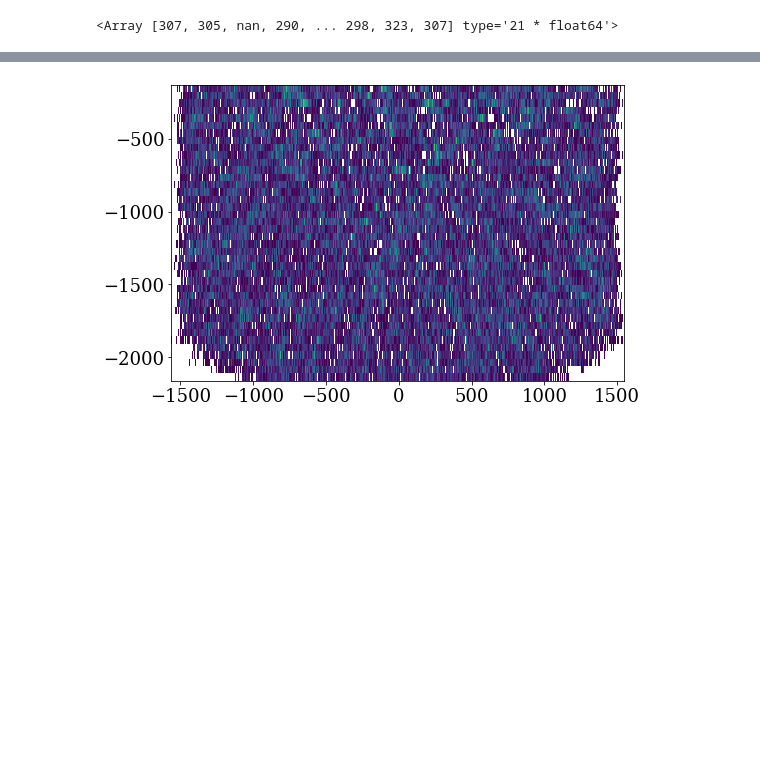
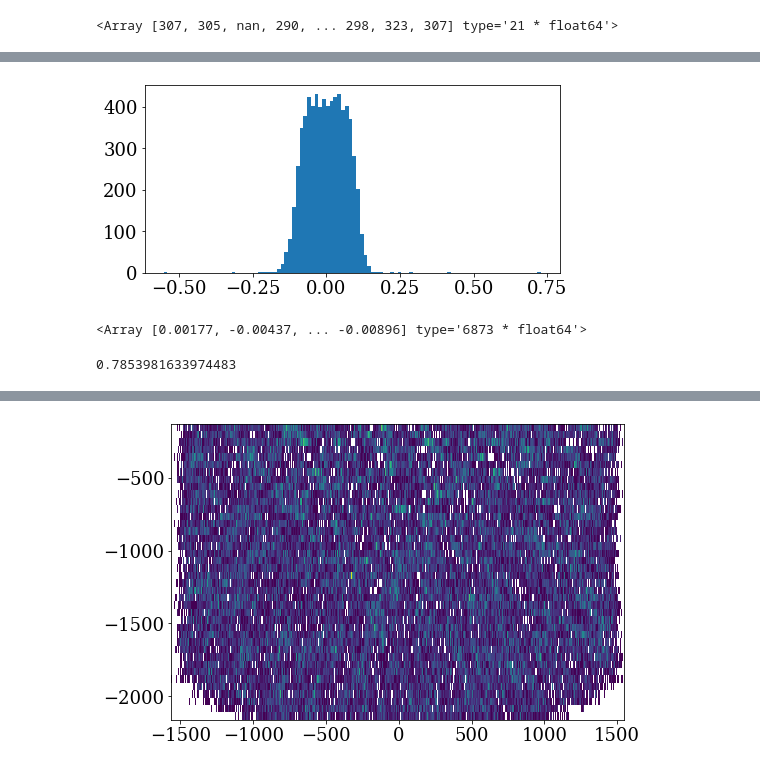
Before and after one commit to peckalec/SiPM-Studies, a Jupyter notebook: fcal_muon_GEMC.ipynb, the cells around one changed output, grey strips where cells are left out. Drawn from its saved outputs; the diff is of its cells as text; code cells hidden in the pictures; blank space fills up the shorter version.

```diff
--- a/fcal_muon_GEMC.ipynb
+++ b/fcal_muon_GEMC.ipynb
@@ -927,0 +900,13 @@ plt.show()
+# %%
+plt.hist(results[i][2]["px/pz"],100)
+plt.show()
+# %% [output]
+[figure, added]
+# %%
+np.arctan(results[i][2]["px/pz_residual"])
+# %% [output]
+<Array [0.00177, -0.00437, ... -0.00896] type='6873 * float64'>
+# %%
+np.pi/5
+# %% [output]
+0.7853981633974483
```
Also changed, not shown: parts of 36 cells of this notebook.
